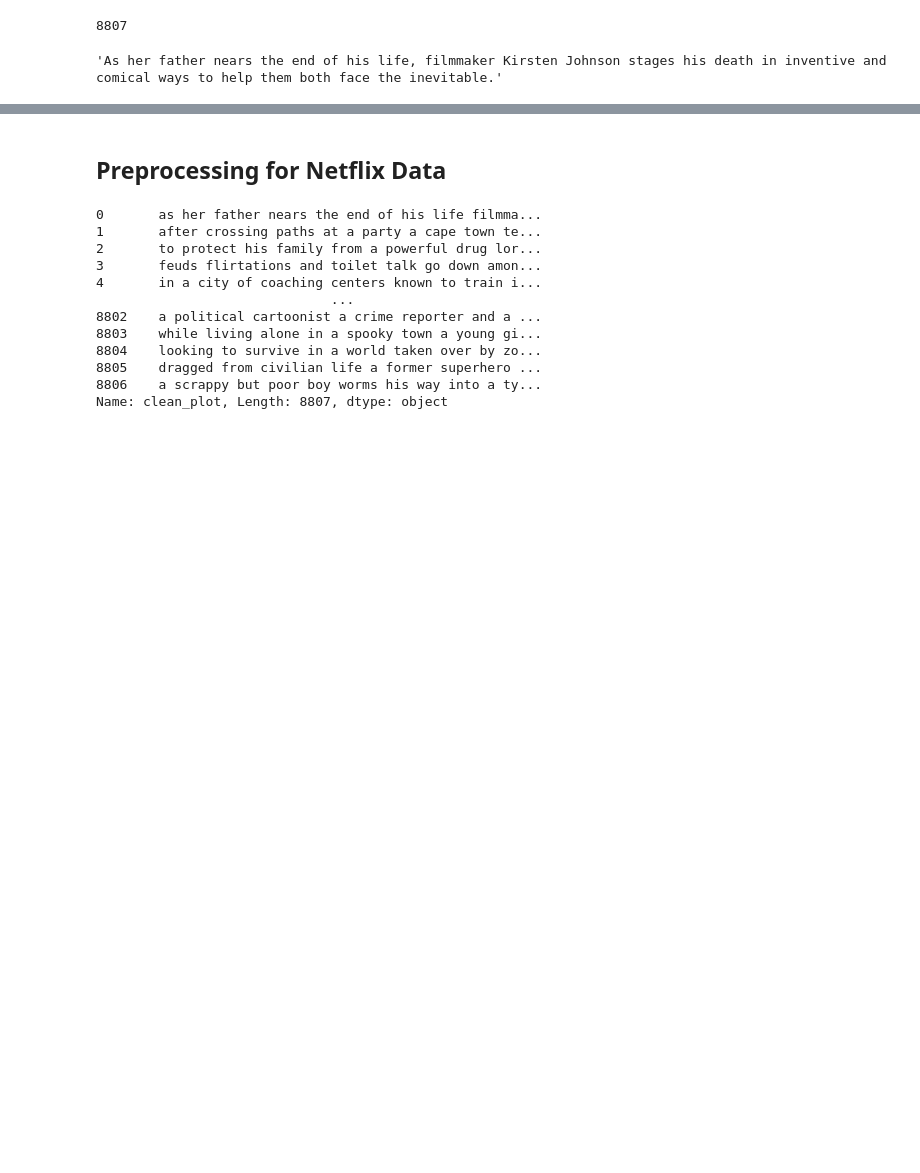
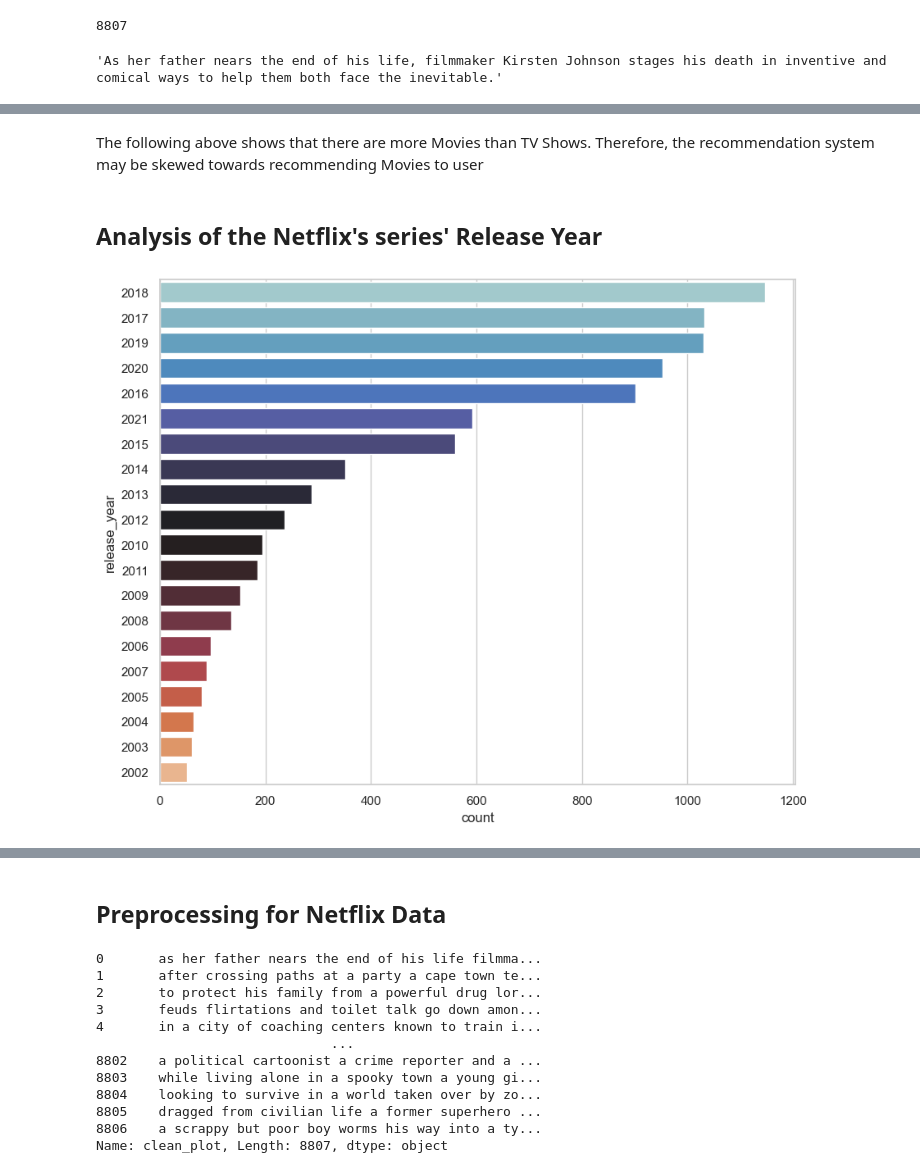
Before and after one commit to erictan23/RecommenderSystem, a Jupyter notebook: Content Filtering.ipynb, the cells around one changed output, grey strips where cells are left out. Cells and saved outputs as stored; diff of their text form; code cells hidden in the pictures; blank space fills up the shorter version.

```diff
--- a/Content Filtering.ipynb
+++ b/Content Filtering.ipynb
@@ -49,0 +63,10 @@ df['description'][0]
+# %% [markdown]
+The following above shows that there are more Movies than TV Shows. Therefore, the recommendation system may be skewed towards recommending Movies to user
+# %% [markdown]
+## Analysis of the Netflix's series' Release Year
+# %%
+plt.figure(figsize = (10,8))
+sns.set(style = "whitegrid")
+axis = sns.countplot( y = "release_year", data = df, palette = "icefire", order = df["release_year"].value_counts().index[0:20] )
+# %% [output]
+[figure, added]
```
Also changed, not shown: parts of 21 cells of this notebook, 1 other file.
